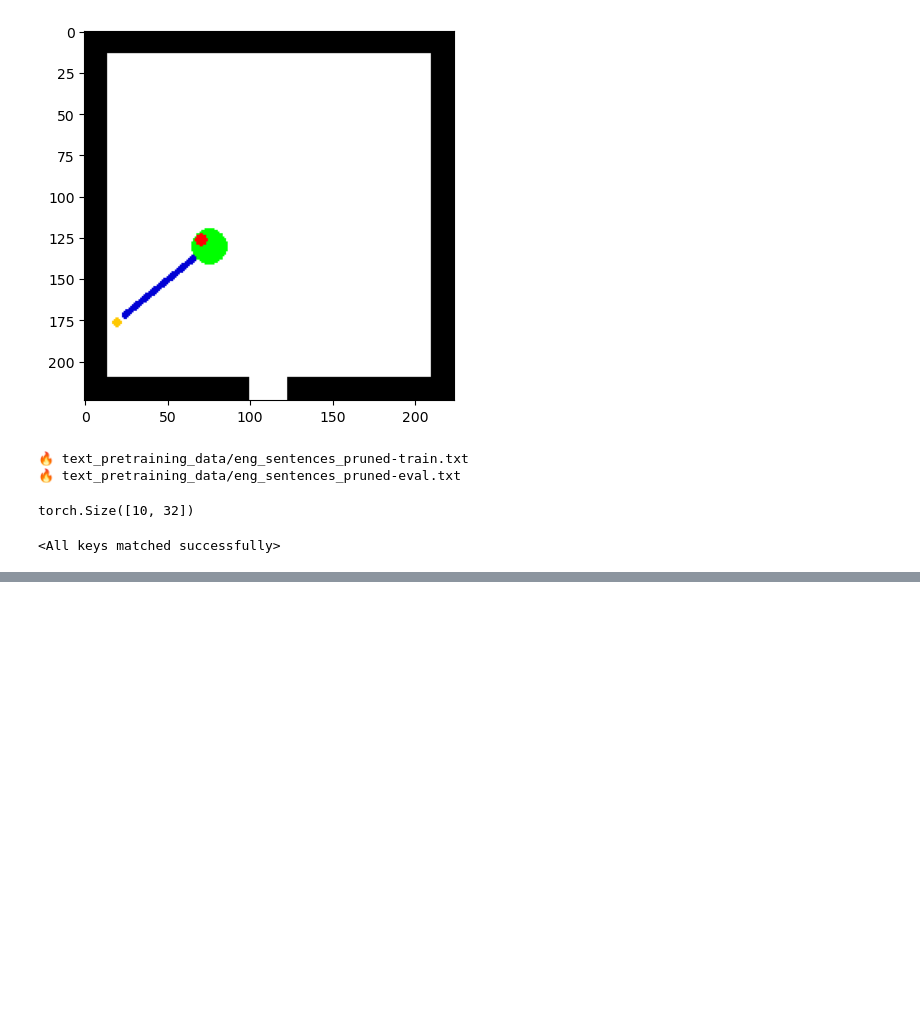
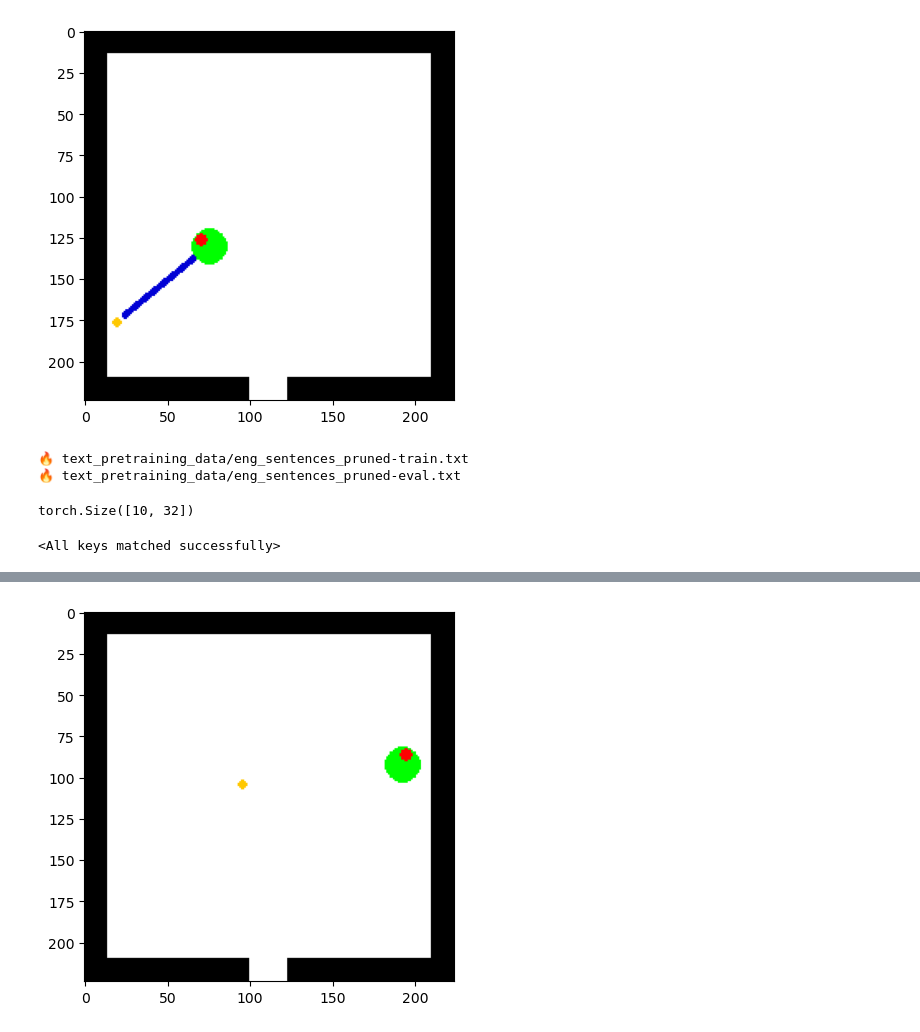
Before and after one commit to atbolsh/TransformerHomunculus, a Jupyter notebook: FirstTutorial.ipynb, the cells around one changed output, grey strips where cells are left out. Cells and saved outputs as stored; diff of their text form; code cells hidden in the pictures; blank space fills up the shorter version.

```diff
--- a/FirstTutorial.ipynb
+++ b/FirstTutorial.ipynb
@@ -283,3 +284,5 @@ Avg loss for last 100 batches, at batch 5400: 0.0020318621478509157; that's 0.00
 # %%
-quick_display(inp[2])
+quick_display(inp[25])
+# %% [output]
+[figure, added]
 # %%
```
Also changed, not shown: parts of 3 cells of this notebook, 1 other file.
